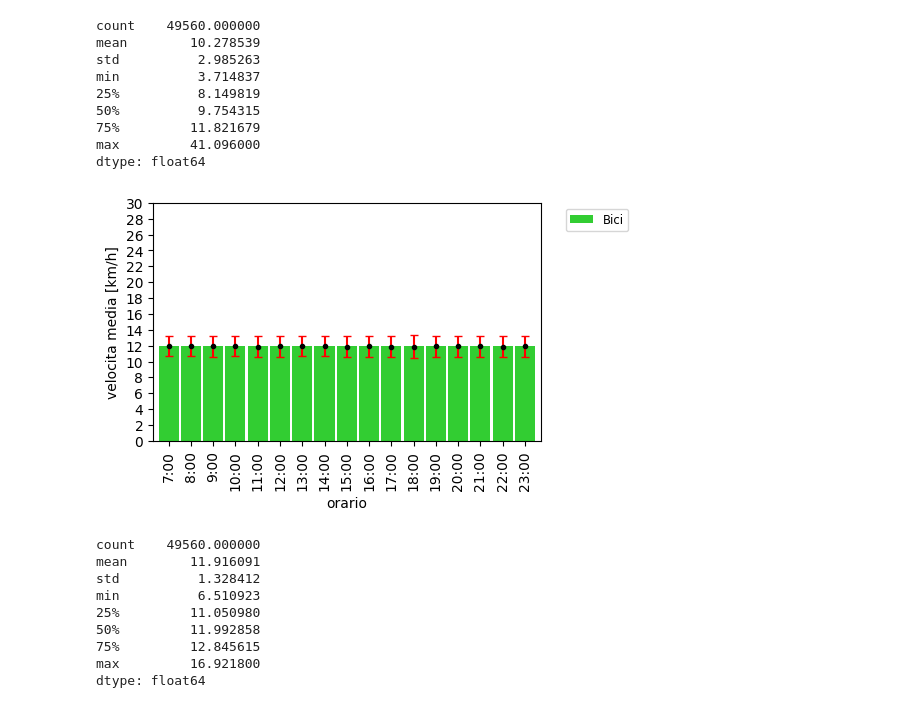
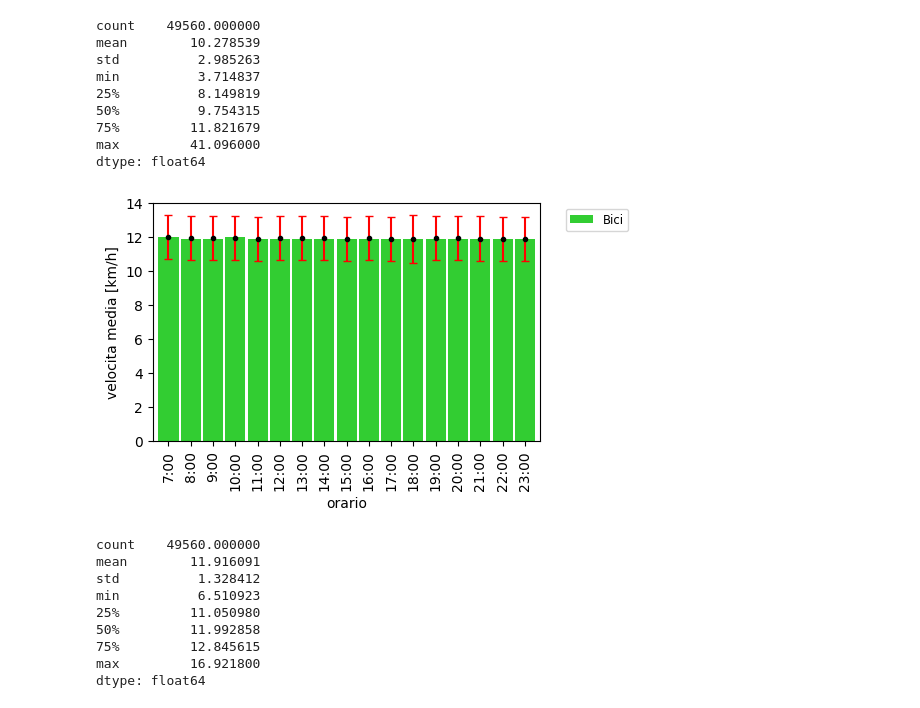
Before and after one commit to mmastrapasqua7/kowalskianalysis, a Jupyter notebook: jupyter/02.0_VariazioneVelocitaMediaMezziInFunzioneDellOrario.ipynb, the cells around one changed output. Saved outputs shown, nothing was run; the diff lists cells and outputs as text; code cells hidden in the pictures.

```diff
--- a/jupyter/02.0_VariazioneVelocitaMediaMezziInFunzioneDellOrario.ipynb
+++ b/jupyter/02.0_VariazioneVelocitaMediaMezziInFunzioneDellOrario.ipynb
@@ -11,7 +11,7 @@ plt.rc('figure', figsize=((5.0, 5.0 / golden)))
 # VARIABILI
 csvfile = 'csv/alldata.csv'
 distance_param = 'CDistance'
-colori = ['slategray', 'firebrick', 'darkorange', 'limegreen', 'violet']
+colori = ['slategray', 'firebrick', 'darkorange', 'limegreen', 'slateblue']
 
 myindex = [
     '7:00', '8:00', '9:00', '10:00',
@@ -169,20 +169,20 @@ dtype: float64
 # %%
 distance_param = 'FDistance'
 
 vmedia_week(tragitti, 'Bike').plot.bar(width=0.9, align='center', color=colori[3])
 plt.xlabel('orario')
 plt.ylabel('velocita media [km/h]')
 plt.legend(bbox_to_anchor=(1.05, 1), loc='upper left', fontsize='small')
 
 x = plterrindex
 y = vmedia_week_list(tragitti, 'Bike')[0]
 dy = np.round(vstd_giorno(tragitti, 'Bike'), 1).tolist()
 plt.errorbar(x, y, yerr=dy, lw=1.5, fmt='.k', color='black', ecolor='red', capsize=3)
 
-plt.yticks(range(0, 31, 2))
+plt.yticks(range(0, 15, 2))
 plt.show()
 # %% [output]
-[figure, old version]
+[figure, new version]
 # %%
 velocita_media = (tragitti[distance_param] * 60.) / tragitti['Bike']
 velocita_media.describe()
```
Also changed, not shown: parts of 6 cells of this notebook, 2 other files.
